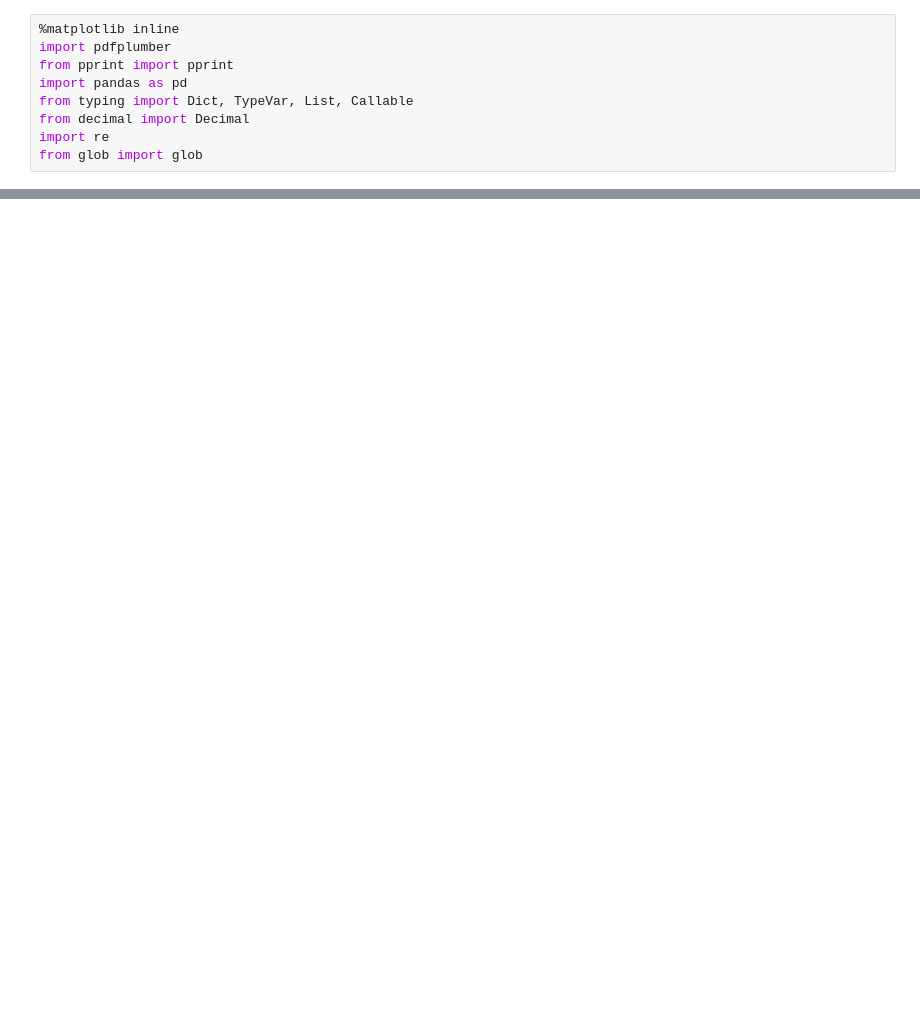
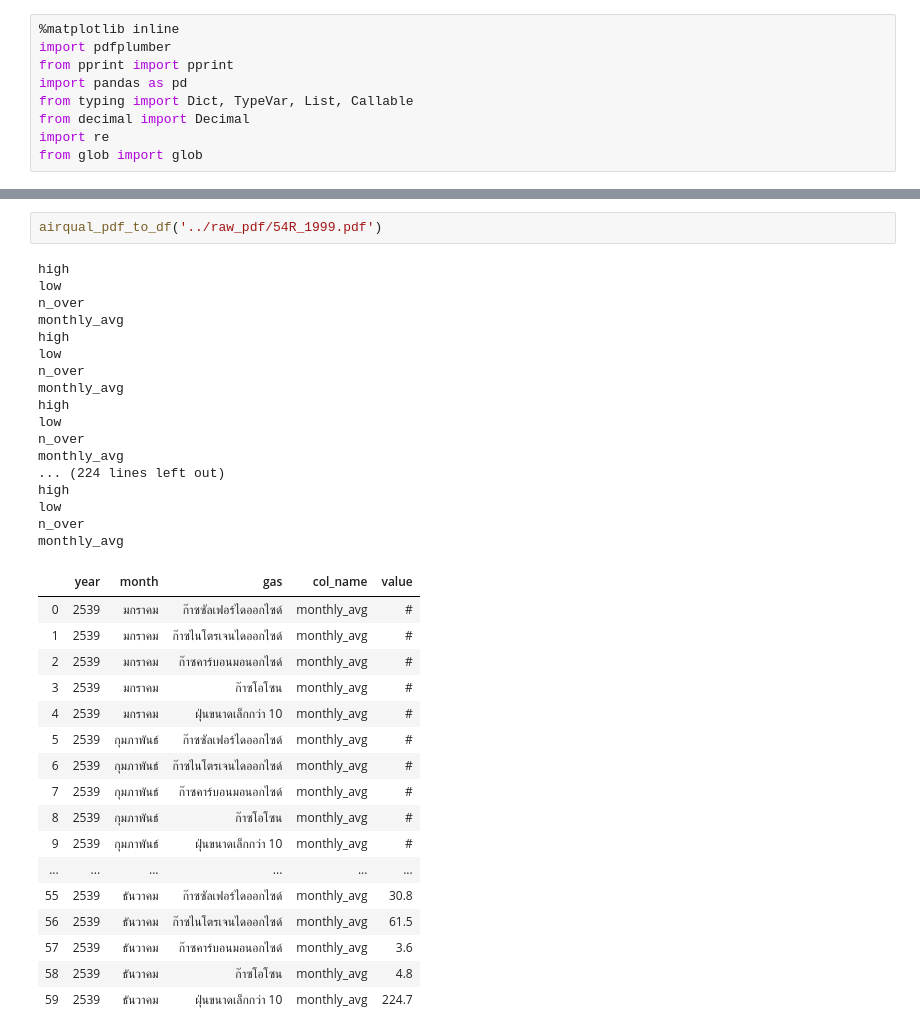
Before and after one commit to piti118/airqual-parser, a Jupyter notebook: notebooks/AirQuality Parser.ipynb, the cells around one changed output, grey strips where cells are left out. Saved outputs shown, nothing was run; the diff lists cells and outputs as text; blank space fills up the shorter version.

```diff
--- a/notebooks/AirQuality Parser.ipynb
+++ b/notebooks/AirQuality Parser.ipynb
@@ -187,0 +205,37 @@ for file in files:
+# %%
+airqual_pdf_to_df('../raw_pdf/54R_1999.pdf')
+# %% [output]
+high
+low
+n_over
+monthly_avg
+high
+low
+n_over
+monthly_avg
+high
+low
+n_over
+monthly_avg
+... (224 lines left out)
+high
+low
+n_over
+monthly_avg
+|  | year | month | gas | col_name | value |
+| 0 | 2539 | มกราคม | ก๊าซซัลเฟอร์ไดออกไซด์ | monthly_avg | # |
+| 1 | 2539 | มกราคม | ก๊าซไนโตรเจนไดออกไซด์ | monthly_avg | # |
+| 2 | 2539 | มกราคม | ก๊าซคาร์บอนมอนอกไซด์ | monthly_avg | # |
+| 3 | 2539 | มกราคม | ก๊าซโอโซน | monthly_avg | # |
+| 4 | 2539 | มกราคม | ฝุ่นขนาดเล็กกว่า 10 | monthly_avg | # |
+| 5 | 2539 | กุมภาพันธ์ | ก๊าซซัลเฟอร์ไดออกไซด์ | monthly_avg | # |
+| 6 | 2539 | กุมภาพันธ์ | ก๊าซไนโตรเจนไดออกไซด์ | monthly_avg | # |
+| 7 | 2539 | กุมภาพันธ์ | ก๊าซคาร์บอนมอนอกไซด์ | monthly_avg | # |
+| 8 | 2539 | กุมภาพันธ์ | ก๊าซโอโซน | monthly_avg | # |
+| 9 | 2539 | กุมภาพันธ์ | ฝุ่นขนาดเล็กกว่า 10 | monthly_avg | # |
+| ... | ... | ... | ... | ... | ... |
+| 55 | 2539 | ธันวาคม | ก๊าซซัลเฟอร์ไดออกไซด์ | monthly_avg | 30.8 |
+| 56 | 2539 | ธันวาคม | ก๊าซไนโตรเจนไดออกไซด์ | monthly_avg | 61.5 |
+| 57 | 2539 | ธันวาคม | ก๊าซคาร์บอนมอนอกไซด์ | monthly_avg | 3.6 |
+| 58 | 2539 | ธันวาคม | ก๊าซโอโซน | monthly_avg | 4.8 |
+| 59 | 2539 | ธันวาคม | ฝุ่นขนาดเล็กกว่า 10 | monthly_avg | 224.7 |
```
Also changed, not shown: parts of 2 cells of this notebook, 24 other files.
